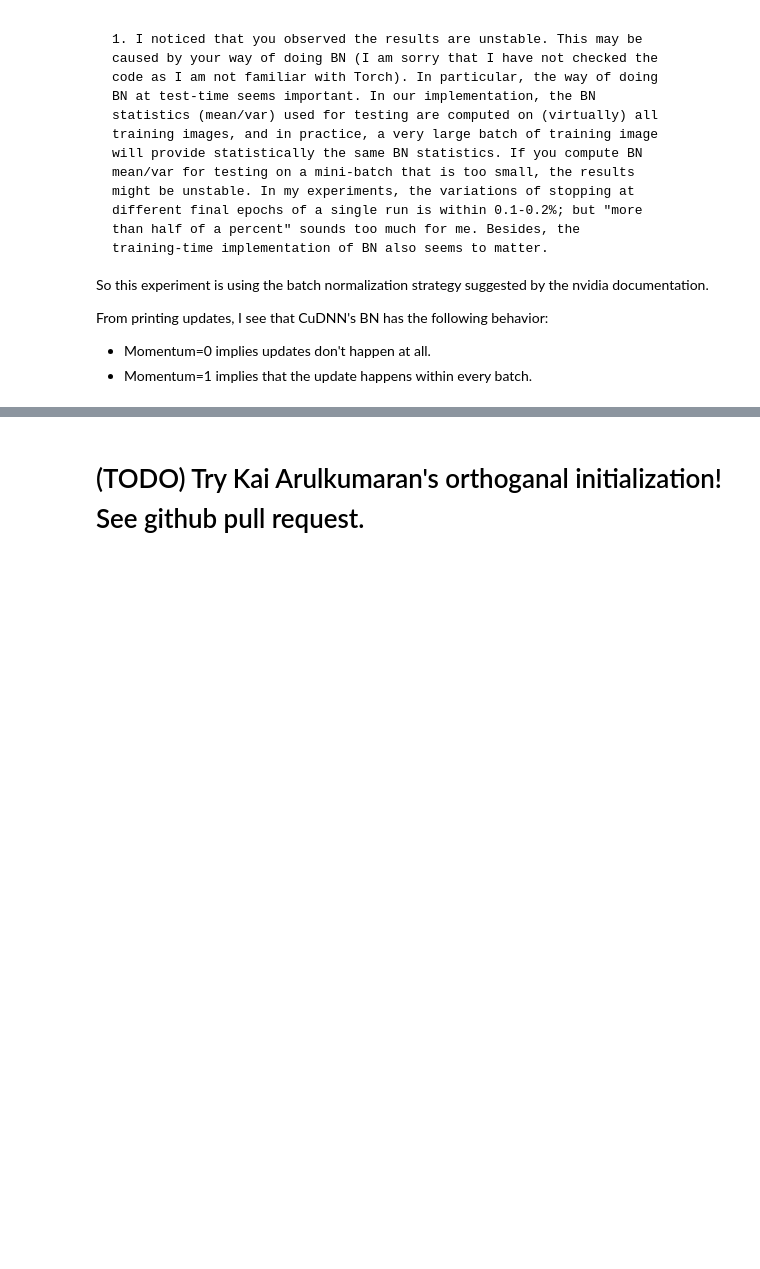
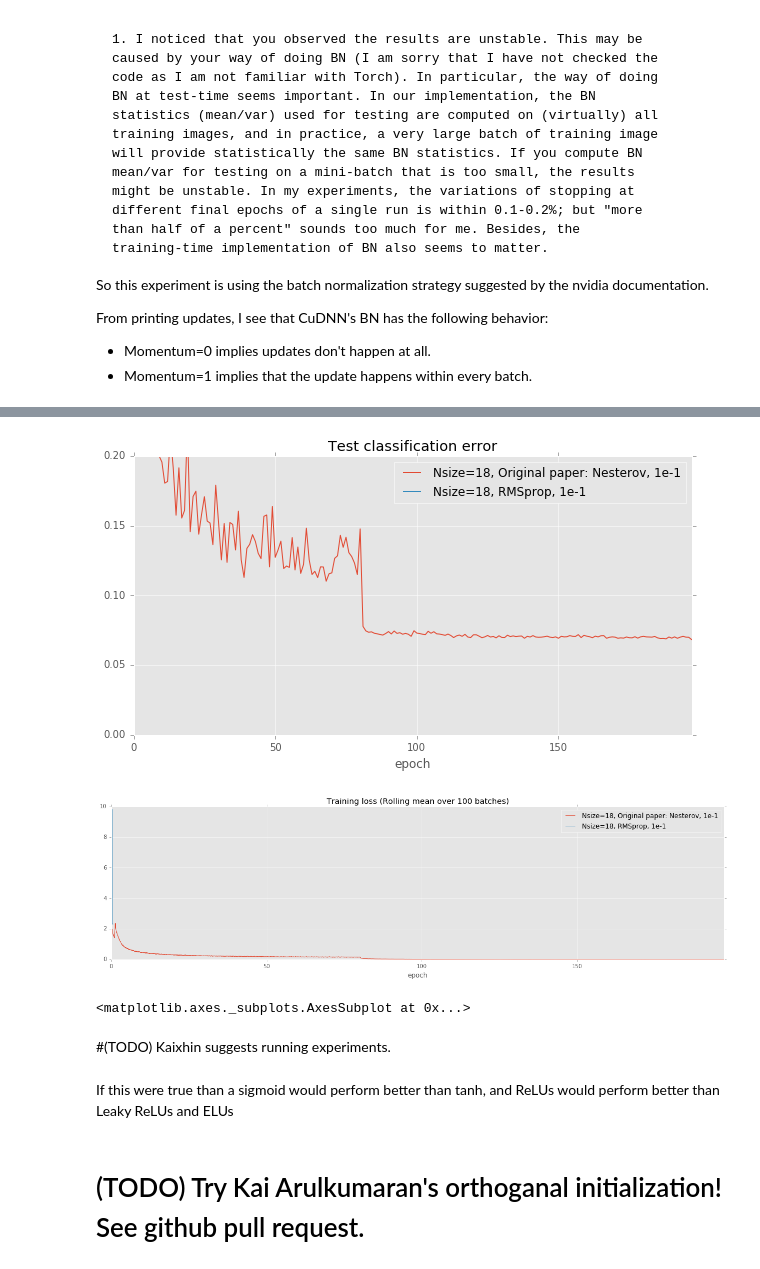
Before and after one commit to gcr/torch-residual-networks, a Jupyter notebook: Residual Network Experiment Results.ipynb, the cells around one changed output, grey strips where cells are left out. Cells and saved outputs as stored; diff of their text form; code cells hidden in the pictures; blank space fills up the shorter version.

```diff
--- a/Residual Network Experiment Results.ipynb
+++ b/Residual Network Experiment Results.ipynb
@@ -261,2 +336,40 @@ df_err.plot(
+# %%
+experiments = collections.OrderedDict([
+    ("201601181920-jmOtpiNPQa", "Nsize=18, Original paper: Nesterov, 1e-1"),
+    ("201601191725-OTEHdMJRtp", "Nsize=18, RMSprop, 1e-4"),
+    ("201601191726-X466YKOnlN", "Nsize=18, RMSprop, 1e-3"),
+    ("201601191725-71X8twhcfT", "Nsize=18, RMSprop, 1e-2"),
+    ("201601191613-QBvwLt6g9M", "Nsize=18, RMSprop, 1e-1"),
+    #("", "Nsize=18, Adadelta, rho = 0.3"),
+    #("", "Nsize=18, Adagrad, 1e-3"),
+    #("", "Nsize=18, Adagrad, 1e-2"),
+    #("", "Nsize=18, Adagrad, 1e-1"),
+])
+df_loss = wb.meld_csv(experiments, "Training loss.csv","loss")
+df_loss.index /= 50000.0; df_loss.index.name = "epoch"
+df_err = wb.meld_csv(experiments, "Testing Error.csv","error")
+df_err.index /= 50000.0; df_err.index.name = "epoch"
+#df_err = df_error.sort_index(na_position='first')
+pd.rolling_mean(df_loss, 100).plot(
+    title="Training loss (Rolling mean over 100 batches)",
+    figsize=(20,5),
+    #xlim=(0,200),
+    #ylim=(0, 0.5)
+)
+df_err.plot(
+    #xlim=(0,200),
+    ylim=(0.0,0.2),
+    figsize=(10,5),
+    title="Test classification error",
+)
+# %% [output]
+[figure, added]
+[figure, added]
+<matplotlib.axes._subplots.AxesSubplot at 0x...>
+# %% [markdown]
+#(TODO) Kaixhin suggests running experiments.
+# %% [markdown]
+If this were true than a sigmoid would perform better than tanh, and
+ReLUs would perform better than Leaky ReLUs and ELUs
 # %% [markdown]
 # (TODO) Try Kai Arulkumaran's orthoganal initialization! See github pull request.
```
Also changed, not shown: parts of 16 cells of this notebook, 1 other file.
